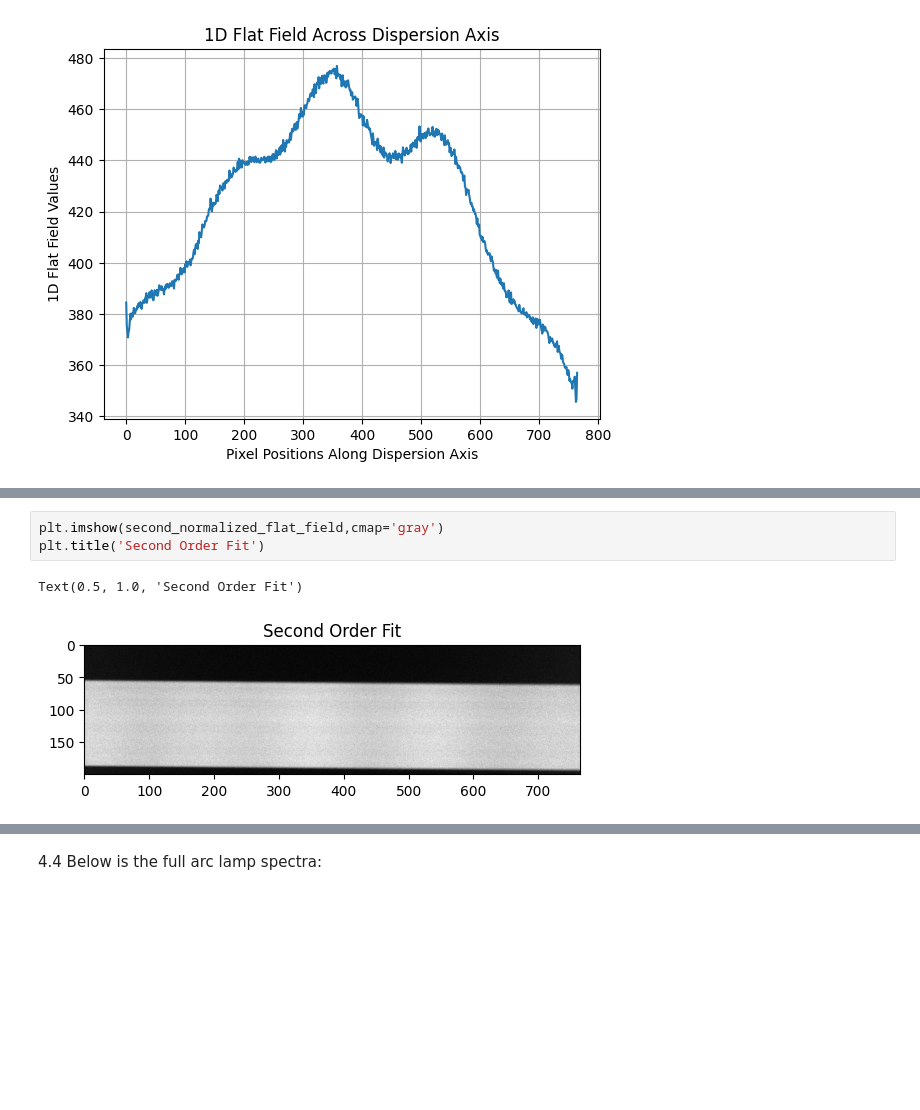
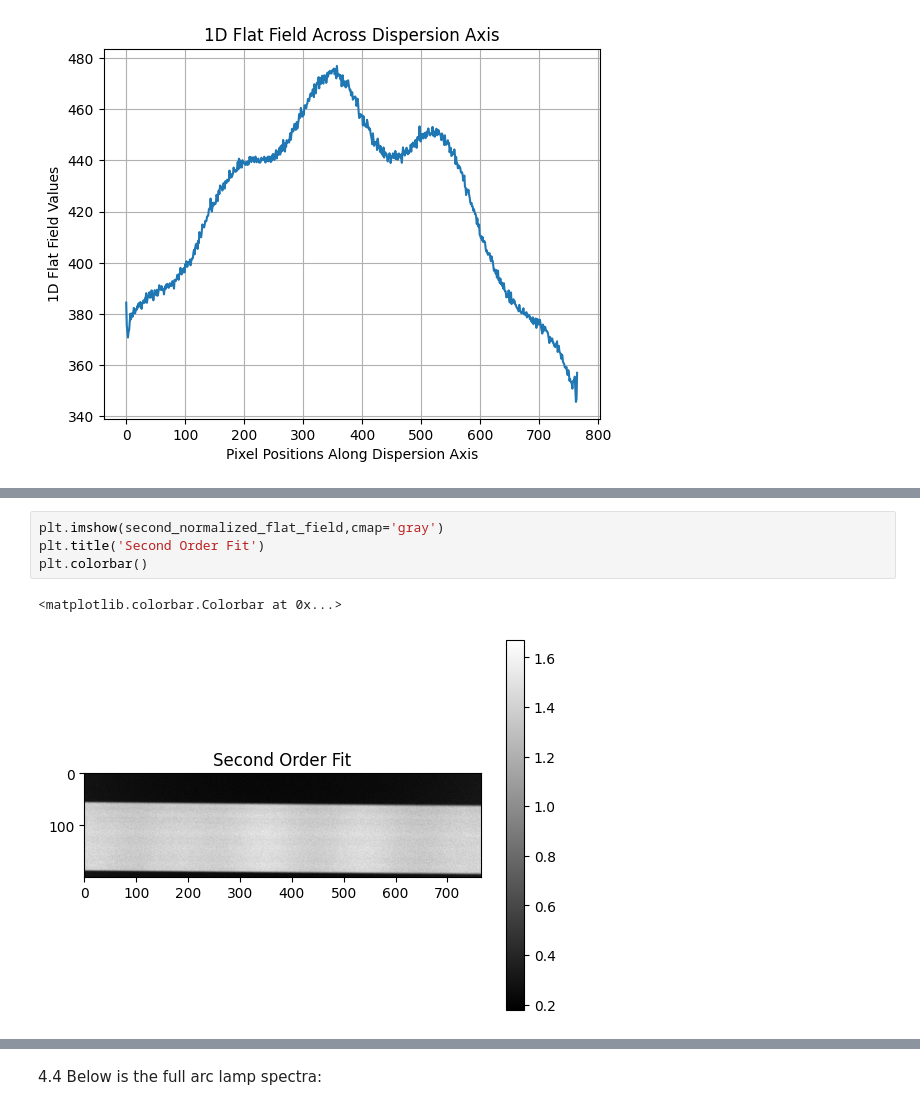
Before and after one commit to Efrain1013/AST_443, a Jupyter notebook: ryan_stuff/section_4_4.ipynb, the cells around one changed output, grey strips where cells are left out. Saved outputs shown, nothing was run; the diff lists cells and outputs as text; blank space fills up the shorter version.

```diff
--- a/ryan_stuff/section_4_4.ipynb
+++ b/ryan_stuff/section_4_4.ipynb
@@ -125,9 +127,10 @@ Text(0.5, 1.0, 'First Order Fit')
 # %%
 plt.imshow(second_normalized_flat_field,cmap='gray')
 plt.title('Second Order Fit')
+plt.colorbar()
 # %% [output]
-Text(0.5, 1.0, 'Second Order Fit')
+<matplotlib.colorbar.Colorbar at 0x...>
-[figure, old version]
+[figure, new version]
 # %%
 plt.imshow(fifth_normalized_flat_field,cmap='gray')
 plt.title('Fifth Order Fit')
```
Also changed, not shown: parts of 6 cells of this notebook, 1 other file.
